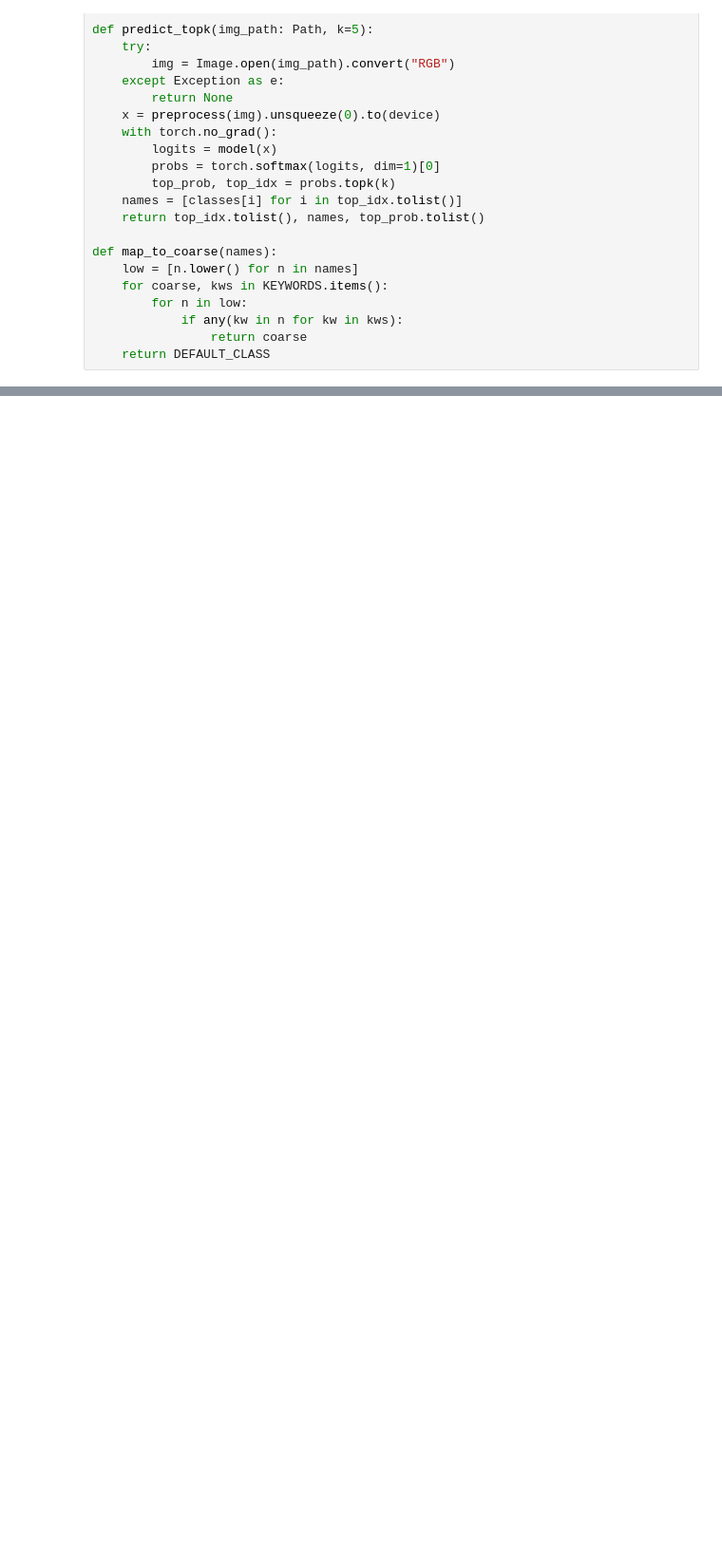
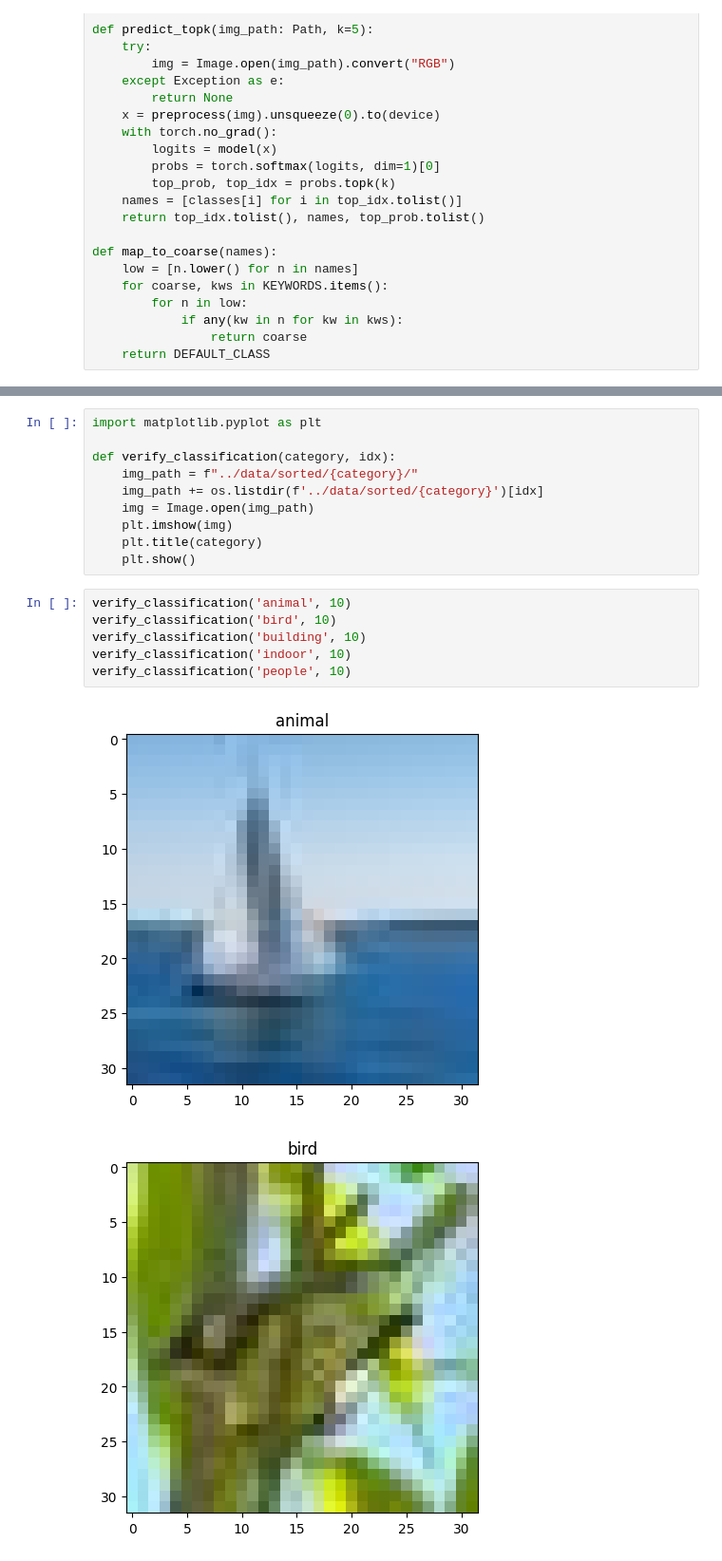
Before and after one commit to aligtb/ai-image-detector-comparison, a Jupyter notebook: notebooks/preprocessing.ipynb, the cells around one changed output, grey strips where cells are left out. Shown at 95% size. Cells and saved outputs as stored; diff of their text form; blank space fills up the shorter version.

```diff
--- a/notebooks/preprocessing.ipynb
+++ b/notebooks/preprocessing.ipynb
@@ -111,0 +130,19 @@ print(df["coarse"].value_counts())
+# %%
+import matplotlib.pyplot as plt
+
+def verify_classification(category, idx):
+    img_path = f"../data/sorted/{category}/"
+    img_path += os.listdir(f'../data/sorted/{category}')[idx]
+    img = Image.open(img_path)
+    plt.imshow(img)
+    plt.title(category)
+    plt.show()
+# %%
+verify_classification('animal', 10)
+verify_classification('bird', 10)
+verify_classification('building', 10)
+verify_classification('indoor', 10)
+verify_classification('people', 10)
+# %% [output]
+[figure, added]
+[figure, added]
```
Also changed, not shown: parts of 7 cells of this notebook, 1 other file.
